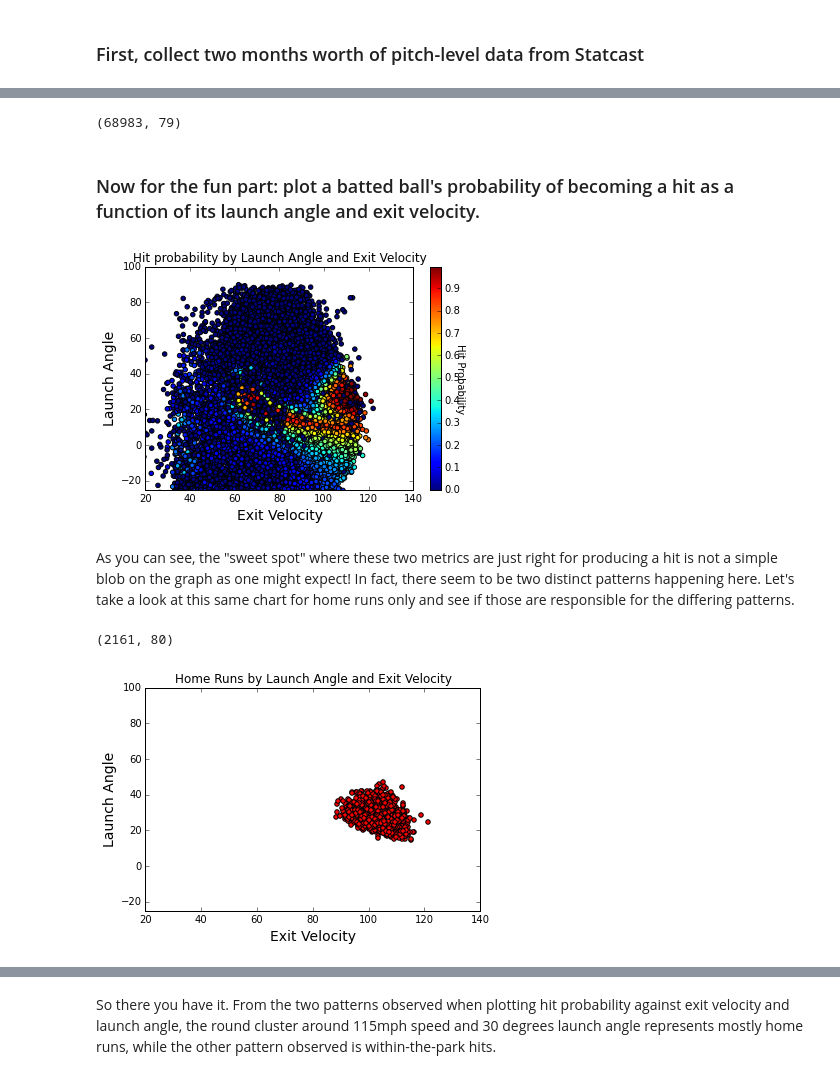
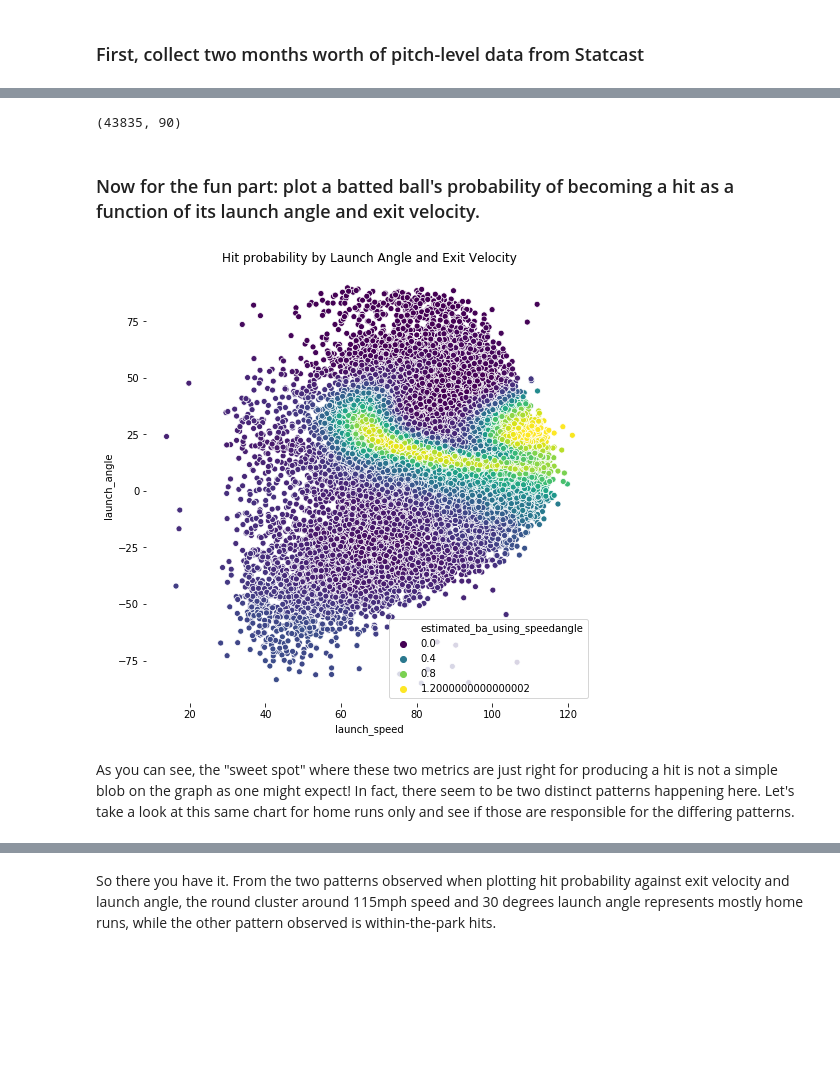
Before and after one commit to jldbc/pybaseball, a Jupyter notebook: EXAMPLES/fivethirtyeight_new_science_of_hitting.ipynb, the cells around one changed output, grey strips where cells are left out. Saved outputs shown, nothing was run; the diff lists cells and outputs as text; code cells hidden in the pictures; blank space fills up the shorter version.

```diff
--- a/EXAMPLES/fivethirtyeight_new_science_of_hitting.ipynb
+++ b/EXAMPLES/fivethirtyeight_new_science_of_hitting.ipynb
@@ -35,40 +36,20 @@ Completed sub-query from 2017-06-30 to 2017-06-30
-# %%
-# drop rows where the data we need is missing
-pd.options.mode.chained_assignment = None
-data2 = data[pd.notnull(data['launch_angle'])]
-data2 = data2[pd.notnull(data['launch_speed'])]
-data2 = data2[pd.notnull(data['estimated_ba_using_speedangle'])]
-print(data2.shape)
-# %% [output]
-(68983, 79)
+# %%
+data2 = data.dropna(subset=['launch_angle', 'launch_speed', 'estimated_ba_using_speedangle'])
+# %%
+data2.shape
+# %% [output]
+(43835, 90)
 # %% [markdown]
 ### Now for the fun part: plot a batted ball's probability of becoming a hit as a function of its launch angle and exit velocity.
-# %%
-plt.scatter(data2['launch_speed'], data2['launch_angle'], c=data2['estimated_ba_using_speedangle'])
-plt.xlabel('Exit Velocity', fontsize=14)
-plt.ylabel('Launch Angle', fontsize=14)
-plt.colorbar().set_label('Hit Probability', rotation=270)
-plt.xlim(20, 140)
-plt.ylim(-25, 100)
-plt.title("Hit probability by Launch Angle and Exit Velocity");
-# %% [output]
-[figure, removed]
+# %%
+fig, ax = plt.subplots(figsize=(8, 8))
+sns.despine(fig, left=True, bottom=True)
+sns.scatterplot(x="launch_speed", y="launch_angle",
+                hue="estimated_ba_using_speedangle",
+                palette='viridis',
+                data=data2, ax=ax)
+ax.set_title("Hit probability by Launch Angle and Exit Velocity");
+# %% [output]
+[figure, added]
 # %% [markdown]
 As you can see, the "sweet spot" where these two metrics are just right for producing a hit is not a simple blob on the graph as one might expect! In fact, there seem to be two distinct patterns happening here. Let's take a look at this same chart for home runs only and see if those are responsible for the differing patterns.
-# %%
-# now just the home runs
-data2['hr'] = 0
-data2.loc[data2['events'] == 'home_run', 'hr'] = 1
-data3 = data2.loc[data2['hr'] ==1]
-data3.shape
-# %% [output]
-(2161, 80)
-# %%
-plt.scatter(data3['launch_speed'], data3['launch_angle'],c='red')
-plt.xlabel('Exit Velocity', fontsize=14)
-plt.ylabel('Launch Angle', fontsize=14)
-plt.xlim(20, 140)
-plt.ylim(-25, 100)
-plt.title("Home Runs by Launch Angle and Exit Velocity");
-# %% [output]
-[figure, removed]
```
Also changed, not shown: parts of 10 cells of this notebook.
